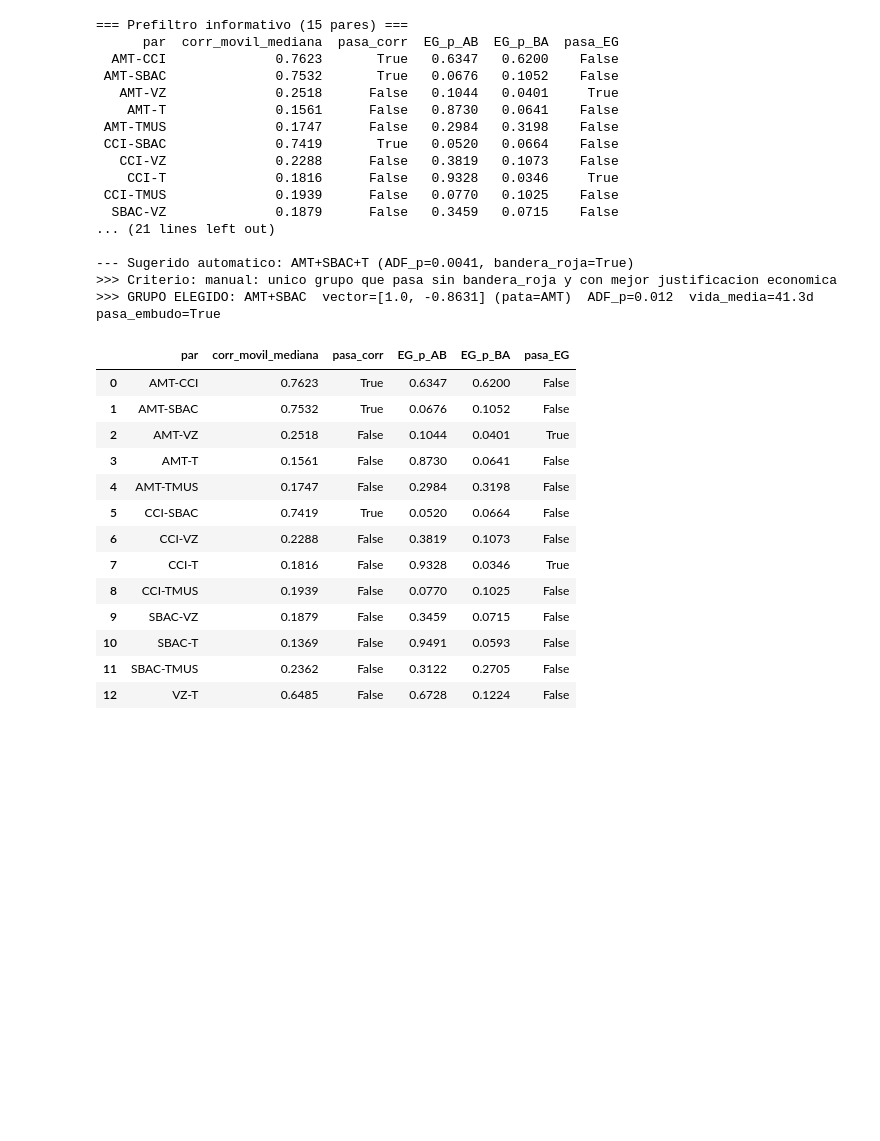
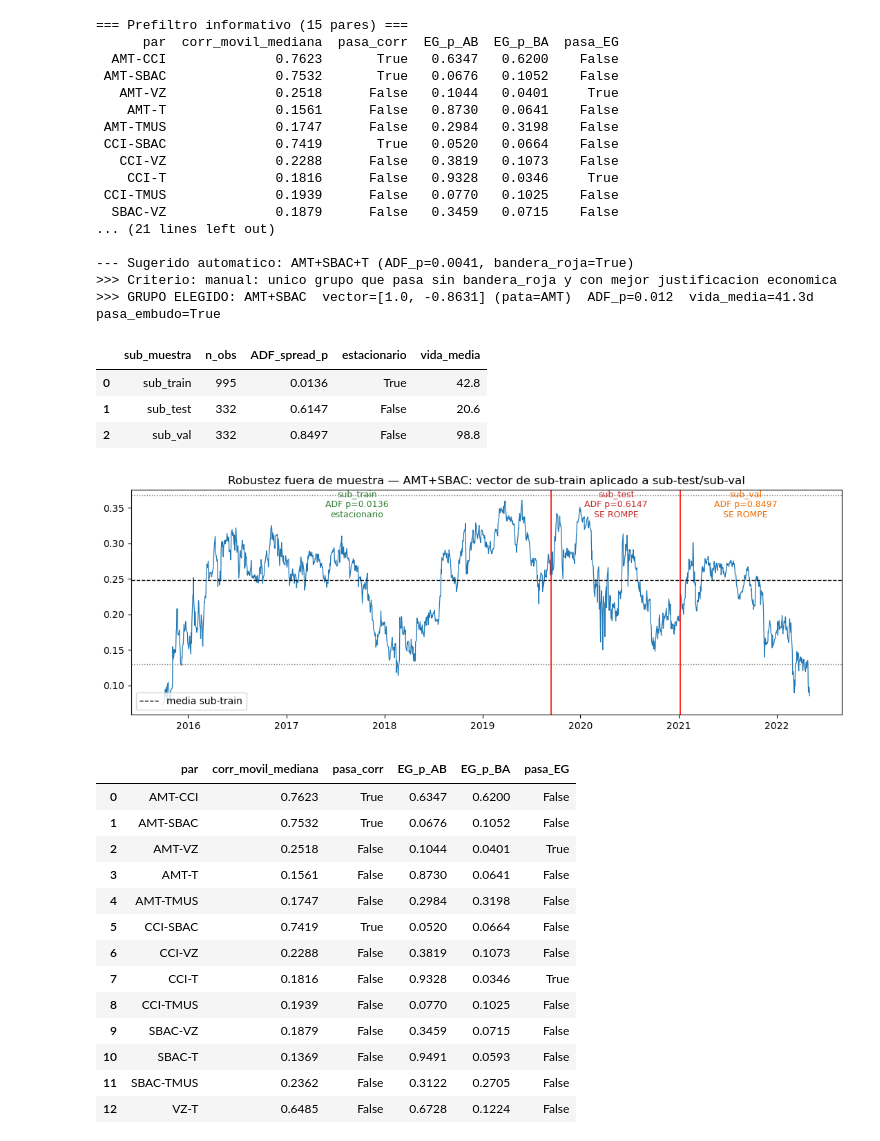
Before and after one commit to abdonislas/Lab03_MyST_Equipo5, a Jupyter notebook: Analisis.ipynb, the cells around one changed output. Drawn from its saved outputs; the diff is of its cells as text; code cells hidden in the pictures; blank space fills up the shorter version.

```diff
--- a/Analisis.ipynb
+++ b/Analisis.ipynb
@@ -117,6 +117,58 @@ screening.main()
 --- Sugerido automatico: AMT+SBAC+T (ADF_p=0.0041, bandera_roja=True)
 >>> Criterio: manual: unico grupo que pasa sin bandera_roja y con mejor justificacion economica
 >>> GRUPO ELEGIDO: AMT+SBAC  vector=[1.0, -0.8631] (pata=AMT)  ADF_p=0.012  vida_media=41.3d  pasa_embudo=True
+# %%
+# --- Robustez fuera de muestra: vector de sub-train congelado -> ¿se rompe en sub-test? ---
+import json, numpy as np, pandas as pd, matplotlib.pyplot as plt
+from statsmodels.tsa.vector_ar.vecm import coint_johansen
+from cointegration.robustez_oos import sub_split, evaluar_spread
+from cointegration.screening import normalizar_vector
+
+chosen = json.load(open("artifacts/chosen_group.json"))
+cols = chosen["grupo"].split("+")
+logpx = np.log(pd.read_csv("artifacts/prices_train.csv", index_col=0,
+                           parse_dates=True)[cols]).dropna()
+
+partes = sub_split(logpx)                       # sub_train / sub_test / sub_val
+jo = coint_johansen(partes["sub_train"], det_order=0, k_ar_diff=1)
+w, leg = normalizar_vector(jo.evec[:, 0])       # vector estimado SOLO en sub-train
+
+# Tabla veredicto
+tabla = pd.DataFrame([{"sub_muestra": k, **evaluar_spread(v.values @ w)}
+                      for k, v in partes.items()])
+display(tabla)
+
+# Spread continuo + media/bandas de sub-train
+spread = pd.Series(logpx.values @ w, index=logpx.index)
+base = partes["sub_train"].values @ w
+mu, sd = base.mean(), base.std()
+
+fig, ax = plt.subplots(figsize=(11, 4))
+ax.plot(spread.index, spread.values, lw=0.9, color="#1f77b4")
+ax.axhline(mu, ls="--", c="k", lw=1, label="media sub-train")
+ax.axhline(mu + 2*sd, ls=":", c="gray", lw=1)
+ax.axhline(mu - 2*sd, ls=":", c="gray", lw=1)
+
+for b in (partes["sub_train"].index[-1], partes["sub_test"].index[-1]):
+    ax.axvline(b, c="red", lw=1.2)
+
+colores = {"sub_train": "#2e7d32", "sub_test": "#c62828", "sub_val": "#ef6c00"}
+for _, r in tabla.iterrows():
+    seg = partes[r["sub_muestra"]]
+    etiqueta = "estacionario" if r["estacionario"] else "SE ROMPE"
+    ax.text(seg.index[len(seg)//2], ax.get_ylim()[1],
+            f"{r['sub_muestra']}\nADF p={r['ADF_spread_p']}\n{etiqueta}",
+            ha="center", va="top", fontsize=9, color=colores[r["sub_muestra"]])
+
+ax.set_title(f"Robustez fuera de muestra — {chosen['grupo']}: "
+             f"vector de sub-train aplicado a sub-test/sub-val")
+ax.legend(loc="lower left"); plt.tight_layout(); plt.show()
+# %% [output]
+|  | sub_muestra | n_obs | ADF_spread_p | estacionario | vida_media |
+| 0 | sub_train | 995 | 0.0136 | True | 42.8 |
+| 1 | sub_test | 332 | 0.6147 | False | 20.6 |
+| 2 | sub_val | 332 | 0.8497 | False | 98.8 |
+[figure, added]
 # %%
 # Engle-Granger en los 15 pares
 pd.read_csv("artifacts/engle_granger_pairs.csv")
```
Also changed, not shown: 1 other file.
